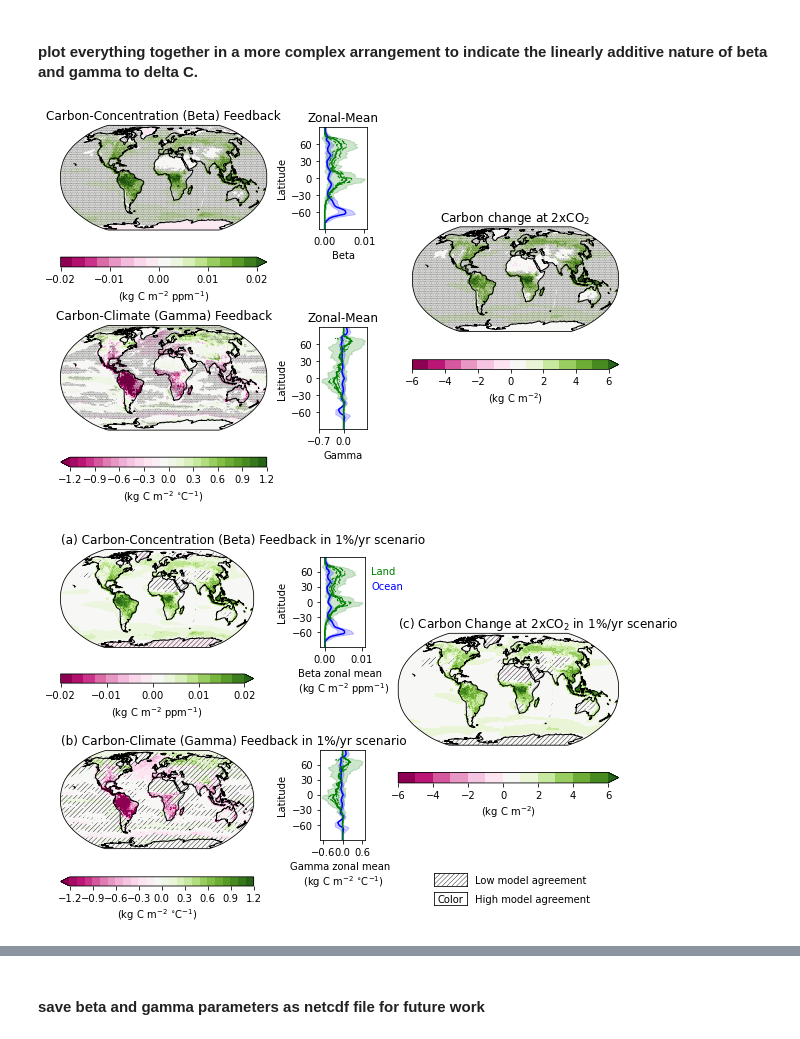
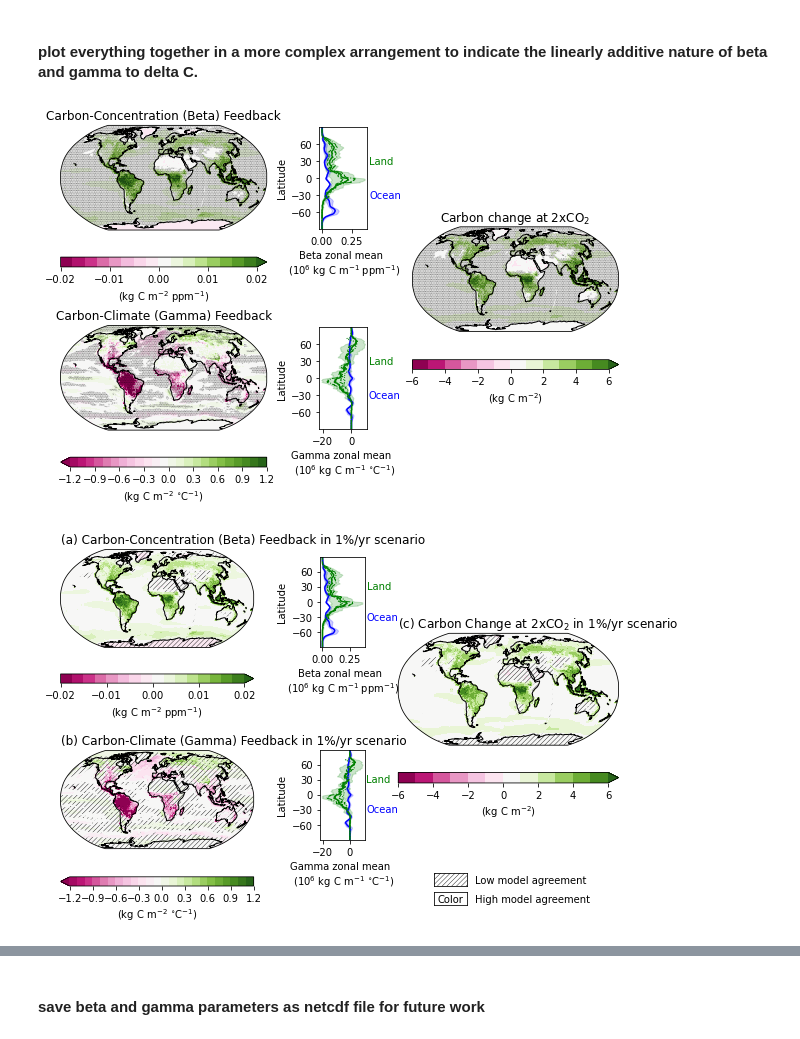
Before and after one commit to ckoven/cmip6_beta_gamma_maps, a Jupyter notebook: cmip6_beta_gamma_maps.ipynb, the cells around one changed output, grey strips where cells are left out. Cells and saved outputs as stored; diff of their text form; code cells hidden in the pictures.

Commit message:
updated zonal-mean to use cos(lat) units and changed order of operations in zonal means

```diff
--- a/cmip6_beta_gamma_maps.ipynb
+++ b/cmip6_beta_gamma_maps.ipynb
@@ -1080,3 +1080,8 @@ matplotlib.pyplot.savefig('gamma3', dpi=600)
 [figure]
 # %% [markdown]
 #### calculate zonal-mean values for beta
+# %%
+earth_radius = 6.371e6  ### meters
+lat_weighting = 1e-6 * xr.DataArray(np.cos(regrid_lats * np.pi/180.) * 2. * np.pi * earth_radius, coords=[regrid_lats], dims=["lat"])
+lat_weighting.shape
+#lat_weighting.plot()
@@ -1099,29 +1105,29 @@ zonalmean_beta_curves_max[1,:] = beta_ocean_mean.mean(dim='lon') + beta_ocean_al
 #### calculate zonal-mean values for gamma
 # %%
 zonalmean_gamma_curves = np.zeros([n_zonalmean_curves,JM_o])
-zonalmean_gamma_curves[0,:] = gamma_land_mean.mean(axis=1)
-zonalmean_gamma_curves[1,:] = gamma_ocean_mean.mean(axis=1)
-
 zonalmean_gamma_curves_min = np.zeros([n_zonalmean_curves,JM_o])
 zonalmean_gamma_curves_max = np.zeros([n_zonalmean_curves,JM_o])
 
-zonalmean_gamma_curves_min[0,:] = gamma_land_mean.mean(dim='lon') - gamma_land_all.std(dim='model').mean(dim='lon')
-zonalmean_gamma_curves_min[1,:] = gamma_ocean_mean.mean(dim='lon') - gamma_ocean_all.std(dim='model').mean(dim='lon')
+zonalmean_gamma_curves[0,:] = (gamma_land_mean * lat_weighting).mean(axis=1)
+zonalmean_gamma_curves[1,:] = (gamma_ocean_mean * lat_weighting).mean(axis=1)
 
-zonalmean_gamma_curves_max[0,:] = gamma_land_mean.mean(dim='lon') + gamma_land_all.std(dim='model').mean(dim='lon')
-zonalmean_gamma_curves_max[1,:] = gamma_ocean_mean.mean(dim='lon') + gamma_ocean_all.std(dim='model').mean(dim='lon')
+zonalmean_gamma_curves_min[0,:] = (gamma_land_mean * lat_weighting).mean(dim='lon') - (gamma_land_all * lat_weighting).mean(dim='lon').std(dim='model')
+zonalmean_gamma_curves_min[1,:] = (gamma_ocean_mean * lat_weighting).mean(dim='lon') - (gamma_ocean_all * lat_weighting).mean(dim='lon').std(dim='model')
+
+zonalmean_gamma_curves_max[0,:] = (gamma_land_mean * lat_weighting).mean(dim='lon') + (gamma_land_all * lat_weighting).mean(dim='lon').std(dim='model')
+zonalmean_gamma_curves_max[1,:] = (gamma_ocean_mean * lat_weighting).mean(dim='lon') + (gamma_ocean_all * lat_weighting).mean(dim='lon').std(dim='model')
 # %% [markdown]
 #### calculate zonal-mean values for gamma for models with permafrost carbon (here, only one model)
 # %%
-zonalmean_gamma_land_curves_permafrost = gamma_land_all.isel(model=models_list.index('CESM2')).mean(dim='lon')
+zonalmean_gamma_land_curves_permafrost = (gamma_land_all.isel(model=models_list.index('CESM2')) * lat_weighting).mean(dim='lon')
 # %% [markdown]
 #### calculate zonal-mean values for gamma and beta for models with and without nitrogen cycles
 # %%
-zonalmean_gamma_land_curves_nitrogen = gamma_land_all[land_n_cycle].mean(dim='model').mean(dim='lon')
-zonalmean_beta_land_curves_nitrogen = beta_land_all[land_n_cycle].mean(dim='model').mean(dim='lon')
+zonalmean_gamma_land_curves_nitrogen = (gamma_land_all[land_n_cycle].mean(dim='model') * lat_weighting).mean(dim='lon')
+zonalmean_beta_land_curves_nitrogen = (beta_land_all[land_n_cycle].mean(dim='model') * lat_weighting).mean(dim='lon')
 
-zonalmean_gamma_land_curves_conly = gamma_land_all[np.logical_not(land_n_cycle)].mean(dim='model').mean(dim='lon')
-zonalmean_beta_land_curves_conly = beta_land_all[np.logical_not(land_n_cycle)].mean(dim='model').mean(dim='lon')
+zonalmean_gamma_land_curves_conly = (gamma_land_all[np.logical_not(land_n_cycle)] * lat_weighting).mean(dim='model').mean(dim='lon')
+zonalmean_beta_land_curves_conly = (beta_land_all[np.logical_not(land_n_cycle)] * lat_weighting).mean(dim='model').mean(dim='lon')
 # %% [markdown]
 #### plot everything together in a row
 # %%
@@ -1251,44 +1257,46 @@ plt.setp(p1[0], color='green')
 plt.setp(p1[1], color='blue')
 ax3.plot(zonalmean_beta_land_curves_nitrogen, regrid_lats, color='green', linestyle='dashed', linewidth=1.0)
 ax3.plot(zonalmean_beta_land_curves_conly, regrid_lats, color='green', linestyle='-.', linewidth=1.0)
-ax3.set_title('Zonal-Mean')
-ax3.set_xlabel('Beta')
+ax3.set_xlabel('Beta zonal mean \n (10$^6$ kg C m$^{-1}$ ppm$^{-1}$)')
 ax3.set_ylabel('Latitude')
 ax3.set_yticks((-60,-30,0,30,60))
 ax3.set_ylim((-90,90))
+ax3.text(.4,30,'Land', verticalalignment='center', color='green')
+ax3.text(.4,-30,'Ocean', verticalalignment='center', color='blue')
 
 ax4 = fig.add_subplot(gs[6:8, 2])
 p2 = ax4.plot(zonalmean_gamma_curves.transpose(), regrid_lats)
 ax4.fill_betweenx(regrid_lats, zonalmean_gamma_curves_min[0,:], zonalmean_gamma_curves_max[0,:], color='green', alpha=0.2)
 ax4.fill_betweenx(regrid_lats, zonalmean_gamma_curves_min[1,:], zonalmean_gamma_curves_max[1,:], color='blue', alpha=0.2)
 plt.setp(p2[0], color='green')
 plt.setp(p2[1], color='blue')
 ax4.plot(zonalmean_gamma_land_curves_permafrost, regrid_lats, color='green', linestyle='dotted', linewidth=1.0)
 ax4.plot(zonalmean_gamma_land_curves_nitrogen, regrid_lats, color='green', linestyle='dashed', linewidth=1.0)
 ax4.plot(zonalmean_gamma_land_curves_conly, regrid_lats, color='green', linestyle='-.', linewidth=1.0)
 #plt.legend(['Land', 'Ocean'], frameon=False)
-ax4.set_title('Zonal-Mean')
-ax4.set_xlabel('Gamma')
+ax4.set_xlabel('Gamma zonal mean \n (10$^6$ kg C m$^{-1}$ $^{\circ}$C$^{-1}$)')
 ax4.set_ylabel('Latitude')
-ax4.set_xticks((-0.7,0.))
+#ax4.set_xticks((-15,-10.,-5,0.,5.))
 ax4.set_yticks((-60,-30,0,30,60))
 ax4.set_ylim((-90,90))
+ax4.text(12,30,'Land', verticalalignment='center', color='green')
+ax4.text(12,-30,'Ocean', verticalalignment='center', color='blue')
 
 ax5 = fig.add_subplot(gs[2:7, 4], projection=ccrs.Robinson())
 fg = deltac_all.mean(dim='model').plot(ax=ax5, x='lon',y='lat', transform=ccrs.PlateCarree(), levels=np.arange(-6,7,1), cmap='PiYG', cbar_kwargs={'orientation': 'horizontal', 'label': '(kg C m$^{-2}$)'})
 ax5.set_title('C Change at 2xCO$_2$')
 ax5.coastlines()
 ax5.set_title('Carbon change at 2xCO$_2$')
 ax5.contourf(deltac_all.lon,deltac_all.lat,1.-sign_agreement_deltac,levels=[0.,1.-stipling_agreement_fraction],
              colors='none',
              hatches=['.......'],
              transform=ccrs.PlateCarree(), alpha=0.00)
 
 fig.savefig('betagammamaps2.png', dpi=300, format='png')
 fig.savefig('betagammamaps2.pdf', format='pdf')
 #fig.tight_layout()
 # %% [output]
-[figure, old version]
+[figure, new version]
 # %%
 fig = plt.figure(figsize=(10, 7))
 map_widths = 3.
@@ -1353,12 +1361,12 @@ plt.setp(p1[1], color='blue')
 ax3.plot(zonalmean_beta_land_curves_nitrogen, regrid_lats, color='green', linestyle='dashed', linewidth=1.0)
 ax3.plot(zonalmean_beta_land_curves_conly, regrid_lats, color='green', linestyle='-.', linewidth=1.0)
 #ax3.set_title('Zonal-Mean')
-ax3.set_xlabel('Beta zonal mean \n (kg C m$^{-2}$ ppm$^{-1}$)')
+ax3.set_xlabel('Beta zonal mean \n (10$^6$ kg C m$^{-1}$ ppm$^{-1}$)')
 ax3.set_ylabel('Latitude')
 ax3.set_yticks((-60,-30,0,30,60))
 ax3.set_ylim((-90,90))
-ax3.text(.0125,60,'Land', verticalalignment='center', color='green')
-ax3.text(.0125,30,'Ocean', verticalalignment='center', color='blue')
+ax3.text(.4,30,'Land', verticalalignment='center', color='green')
+ax3.text(.4,-30,'Ocean', verticalalignment='center', color='blue')
 
 
 ax4 = fig.add_subplot(gs[6:8, 2])
@@ -1372,11 +1380,13 @@ ax4.plot(zonalmean_gamma_land_curves_nitrogen, regrid_lats, color='green', lines
 ax4.plot(zonalmean_gamma_land_curves_conly, regrid_lats, color='green', linestyle='-.', linewidth=1.0)
 #plt.legend(['Land', 'Ocean'], frameon=False)
 #ax4.set_title('Zonal-Mean')
-ax4.set_xlabel('Gamma zonal mean \n (kg C m$^{-2}$ $^{\circ}$C$^{-1}$)')
+ax4.set_xlabel('Gamma zonal mean \n (10$^6$ kg C m$^{-1}$ $^{\circ}$C$^{-1}$)')
 ax4.set_ylabel('Latitude')
-ax4.set_xticks((-0.6,0.,0.6))
+#ax4.set_xticks((-15,-10.,-5,0.,5.))
 ax4.set_yticks((-60,-30,0,30,60))
 ax4.set_ylim((-90,90))
+ax4.text(12,30,'Land', verticalalignment='center', color='green')
+ax4.text(12,-30,'Ocean', verticalalignment='center', color='blue')
 
 ax5 = fig.add_subplot(gs[2:7, 4:7], projection=ccrs.Robinson())
 fg = deltac_all.mean(dim='model').plot(ax=ax5, x='lon',y='lat', transform=ccrs.PlateCarree(), levels=np.arange(-6,7,1), cmap='PiYG', cbar_kwargs={'orientation': 'horizontal', 'label': '(kg C m$^{-2}$)'})
@@ -1413,7 +1423,7 @@ fig.savefig('betagammamaps3.png', dpi=300, format='png')
 fig.savefig('betagammamaps3.pdf', format='pdf')
 #fig.tight_layout()
 # %% [output]
-[figure, old version]
+[figure, new version]
 # %%
 fig = plt.figure(figsize=(7, 10))
 map_widths = 2
```
Also changed, not shown: parts of 6 cells of this notebook, 9 other files.
